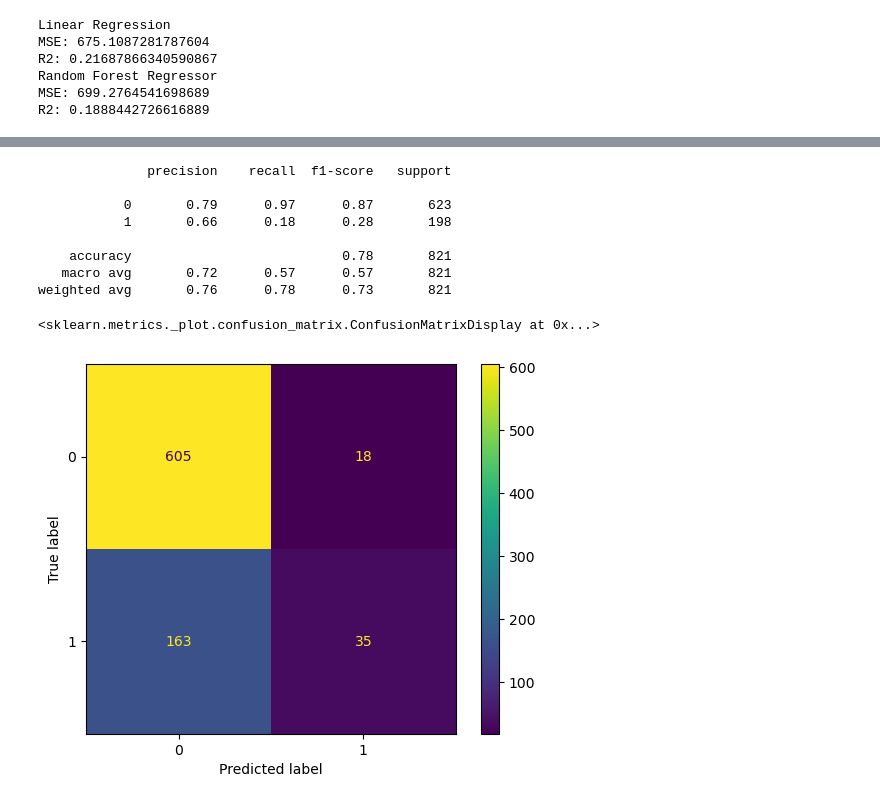
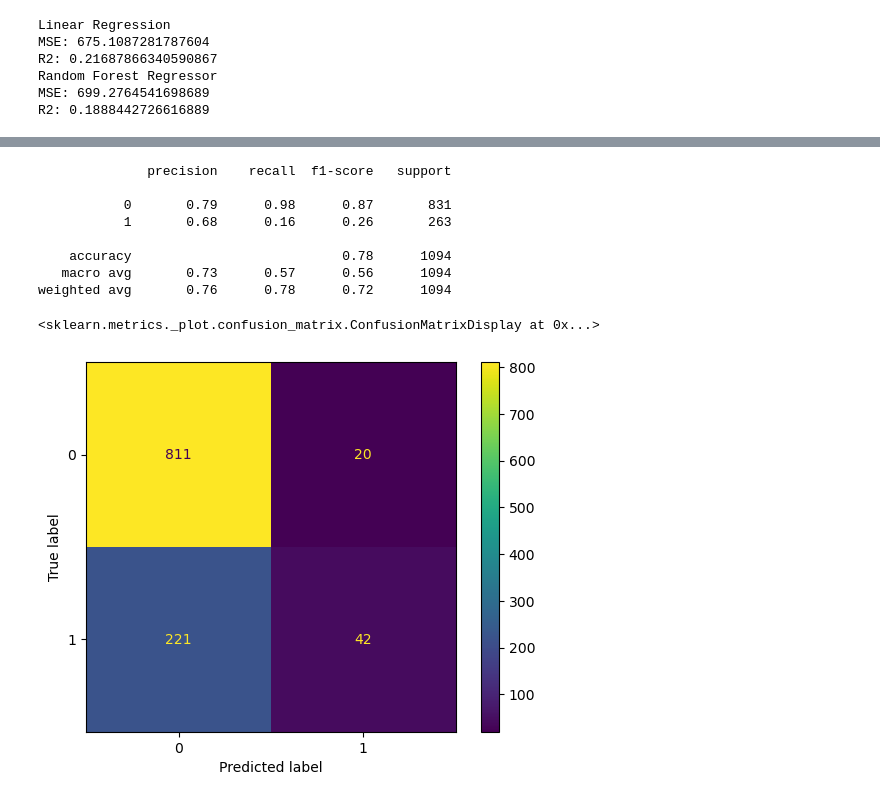
Before and after one commit to kaorat/DSDE_project_2024, a Jupyter notebook: ml1.ipynb, the cells around one changed output, grey strips where cells are left out. Saved outputs shown, nothing was run; the diff lists cells and outputs as text; code cells hidden in the pictures.

```diff
--- a/ml1.ipynb
+++ b/ml1.ipynb
@@ -283,5 +283,5 @@ weighted avg       0.74      0.74      0.74       838
 # %%
-# -- Version 5 reliable sources from ref_count > 50
+# -- Version 5 reliable sources from ref_count >= 50
 
 df = pd.read_csv('2018_ML_V3.csv')
 
@@ -299,37 +299,37 @@ df = df.drop('subtype', axis=1)
 x = df.drop(['reliable', 'ref_count'], axis=1)
 y = df['reliable']
 
-x_train, x_test, y_train, y_test = train_test_split(x, y, stratify=y, test_size=0.3, random_state=2024)
+x_train, x_test, y_train, y_test = train_test_split(x, y, stratify=y, test_size=0.4, random_state=2024)
 
 grid = GridSearchCV(
     estimator=RandomForestClassifier(),
     param_grid={
         'n_estimators': [100],
         "max_depth":[2,3],
         "min_samples_leaf":[2,5],
         'random_state': [2024],
     },
     cv=5,
     n_jobs=-1
 )
 
 grid.fit(x_train, y_train)
 pred = grid.predict(x_test)
 
 print(metrics.classification_report(y_test, pred))
 
 display = metrics.ConfusionMatrixDisplay(confusion_matrix=metrics.confusion_matrix(y_test, pred))
 display.plot()
 # print(df['ref_count'].value_counts())
 # print(df[df['ref_count'] > 30]['ref_count'].count()/df.shape[0])
 # %% [output]
               precision    recall  f1-score   support
 
-           0       0.79      0.97      0.87       623
-           1       0.66      0.18      0.28       198
+           0       0.79      0.98      0.87       831
+           1       0.68      0.16      0.26       263
 
-    accuracy                           0.78       821
-   macro avg       0.72      0.57      0.57       821
-weighted avg       0.76      0.78      0.73       821
+    accuracy                           0.78      1094
+   macro avg       0.73      0.57      0.56      1094
+weighted avg       0.76      0.78      0.72      1094
 <sklearn.metrics._plot.confusion_matrix.ConfusionMatrixDisplay at 0x...>
-[figure, old version]
+[figure, new version]
```
Also changed, not shown: parts of 2 cells of this notebook.
